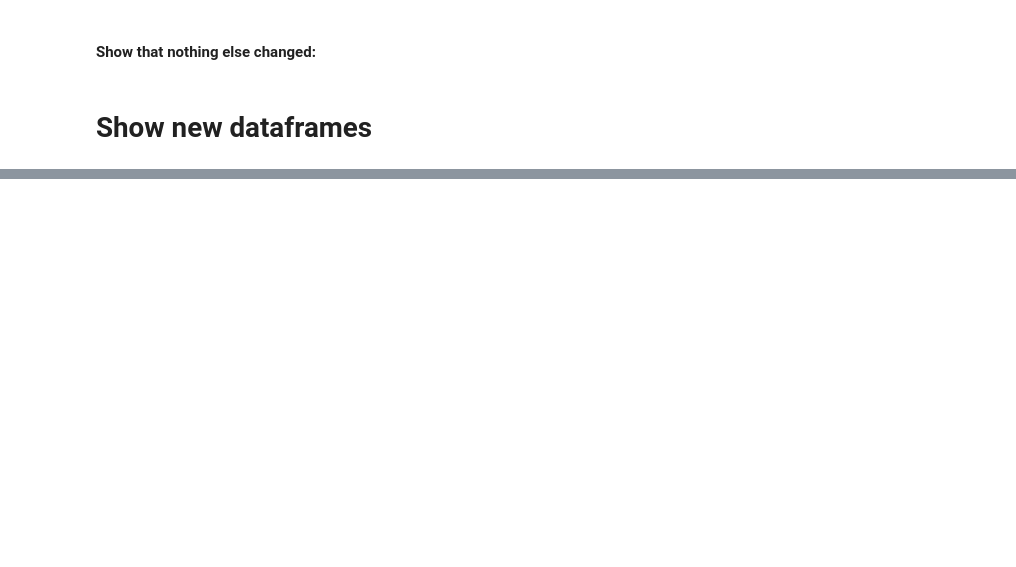
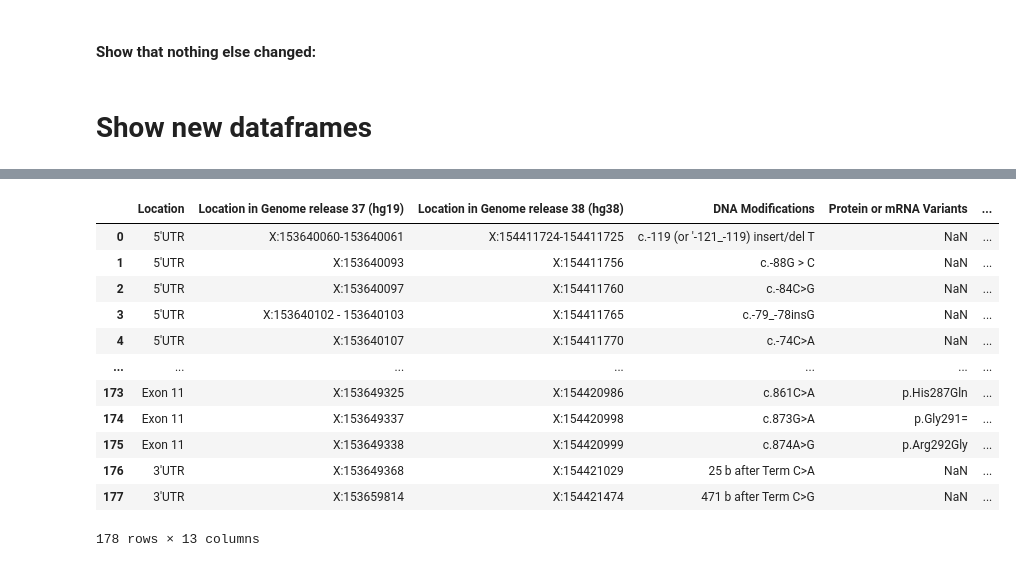
Before and after one commit to zdenkas/human-tafazzin-variants-database, a Jupyter notebook: notebooks/00010_fix_column_names.ipynb, the cells around one changed output, grey strips where cells are left out. Saved outputs shown, nothing was run; the diff lists cells and outputs as text; code cells hidden in the pictures; blank space fills up the shorter version.

```diff
--- a/notebooks/00010_fix_column_names.ipynb
+++ b/notebooks/00010_fix_column_names.ipynb
@@ -364,0 +544,16 @@ assert df_pathogenic_new.equals(df_pathogenic_orig)
+# %%
+df_benign_new
+# %% [output]
+|  | Location | Location in Genome release 37 (hg19) | Location in Genome release 38 (hg38) | DNA Modifications | Protein or mRNA Variants | ... |
+| 0 | 5'UTR | X:153640060-153640061 | X:154411724-154411725 | c.-119 (or '-121_-119) insert/del T | NaN | ... |
+| 1 | 5'UTR | X:153640093 | X:154411756 | c.-88G > C | NaN | ... |
+| 2 | 5'UTR | X:153640097 | X:154411760 | c.-84C>G | NaN | ... |
+| 3 | 5'UTR | X:153640102 - 153640103 | X:154411765 | c.-79_-78insG | NaN | ... |
+| 4 | 5'UTR | X:153640107 | X:154411770 | c.-74C>A | NaN | ... |
+| ... | ... | ... | ... | ... | ... | ... |
+| 173 | Exon 11 | X:153649325 | X:154420986 | c.861C>A | p.His287Gln | ... |
+| 174 | Exon 11 | X:153649337 | X:154420998 | c.873G>A | p.Gly291= | ... |
+| 175 | Exon 11 | X:153649338 | X:154420999 | c.874A>G | p.Arg292Gly | ... |
+| 176 | 3'UTR | X:153649368 | X:154421029 | 25 b after Term C>A | NaN | ... |
+| 177 | 3'UTR | X:153659814 | X:154421474 | 471 b after Term C>G | NaN | ... |
+178 rows × 13 columns
```
Also changed, not shown: parts of 49 cells of this notebook, 2 other files.
